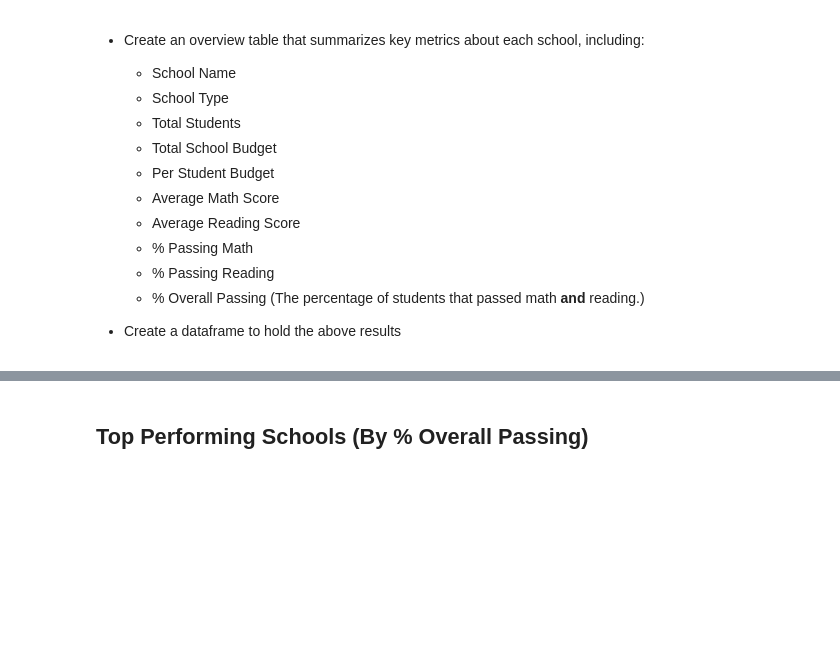
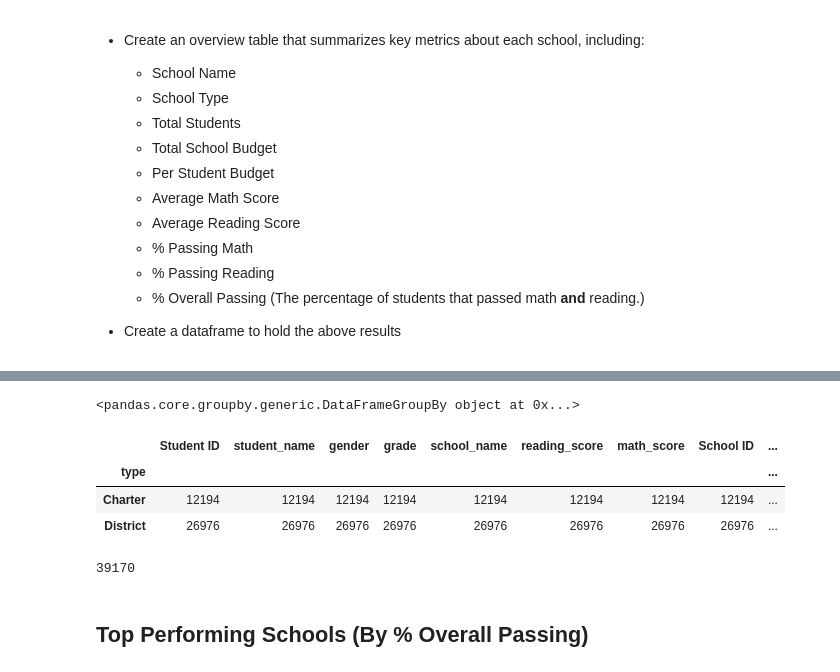
Before and after one commit to cass-john/pandas-challenge, a Jupyter notebook: PyCitySchools/PyCitySchools_main.ipynb, the cells around one changed output, grey strips where cells are left out. Saved outputs shown, nothing was run; the diff lists cells and outputs as text; code cells hidden in the pictures; blank space fills up the shorter version.

Commit message:
grouped by school type and found total students

```diff
--- a/PyCitySchools/PyCitySchools_main.ipynb
+++ b/PyCitySchools/PyCitySchools_main.ipynb
@@ -142,6 +142,23 @@ grouped_school_name.count().head(15)
 | Thomas High School | 1635 | 1635 | 1635 | 1635 | 1635 | 1635 | 1635 | 1635 | ... |
 | Wilson High School | 2283 | 2283 | 2283 | 2283 | 2283 | 2283 | 2283 | 2283 | ... |
 | Wright High School | 1800 | 1800 | 1800 | 1800 | 1800 | 1800 | 1800 | 1800 | ... |
+# %%
+# grouping by school type and visualizing
+grouped_school_name = school_data_complete.groupby(['type'])
+print(grouped_school_name)
+grouped_school_name.count().head()
+# %% [output]
+<pandas.core.groupby.generic.DataFrameGroupBy object at 0x...>
+|  | Student ID | student_name | gender | grade | school_name | reading_score | math_score | School ID | ... |
+| type |  |  |  |  |  |  |  |  | ... |
+| Charter | 12194 | 12194 | 12194 | 12194 | 12194 | 12194 | 12194 | 12194 | ... |
+| District | 26976 | 26976 | 26976 | 26976 | 26976 | 26976 | 26976 | 26976 | ... |
+# %%
+#calculating total number of students
+total_number_students = len(school_data_complete["Student ID"].unique())
+total_number_students
+# %% [output]
+39170
 # %% [markdown]
 ## Top Performing Schools (By % Overall Passing)
 # %% [markdown]
```
